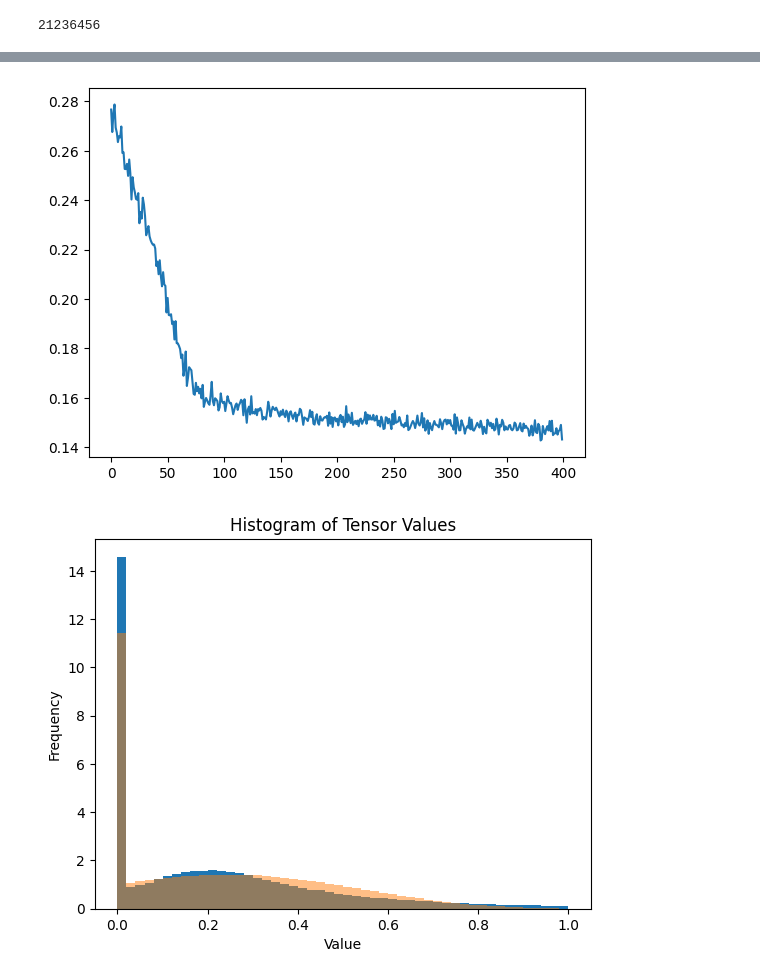
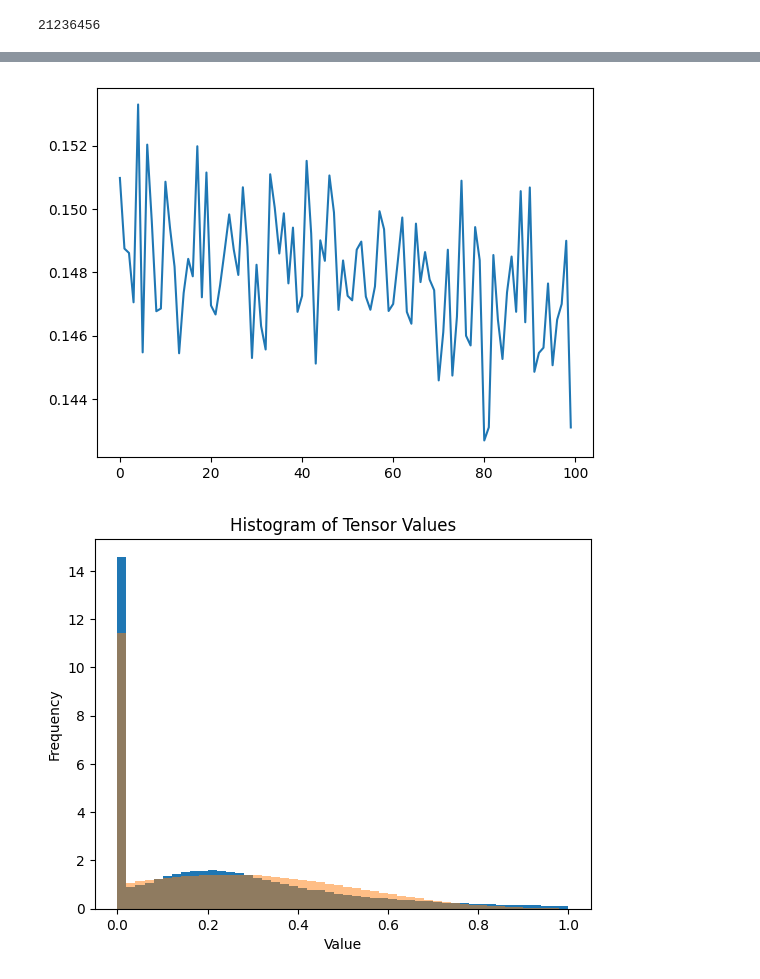
Before and after one commit to dilayercelik/DGL24-Group-Project, a Jupyter notebook: tim_deep2.ipynb, the cells around one changed output, grey strips where cells are left out. Saved outputs shown, nothing was run; the diff lists cells and outputs as text; code cells hidden in the pictures.

```diff
--- a/tim_deep2.ipynb
+++ b/tim_deep2.ipynb
@@ -519,9 +498,9 @@ Up end adj mae 0.25935189922650653
 # %%
 import matplotlib.pyplot as plt
-plt.plot(np.arange(len(loss_log['up_end_mae'])), loss_log['up_end_mae'])
+plt.plot(np.arange(len(loss_log['up_end_mae'][-100:])), loss_log['up_end_mae'][-100:])
 plt.show()
 # %% [output]
-[figure, old version]
+[figure, new version]
 # %%
 # torch.save(up_changer.state_dict(), 'tim_files/up_changer.pth')
 # %%
```
Also changed, not shown: parts of 2 cells of this notebook, 5 other files.
